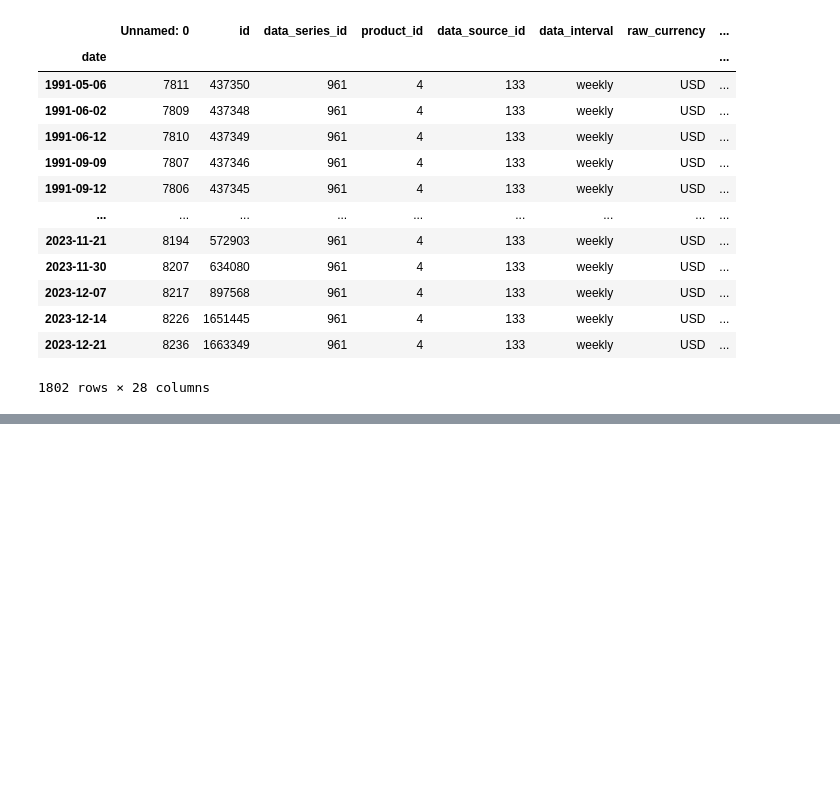
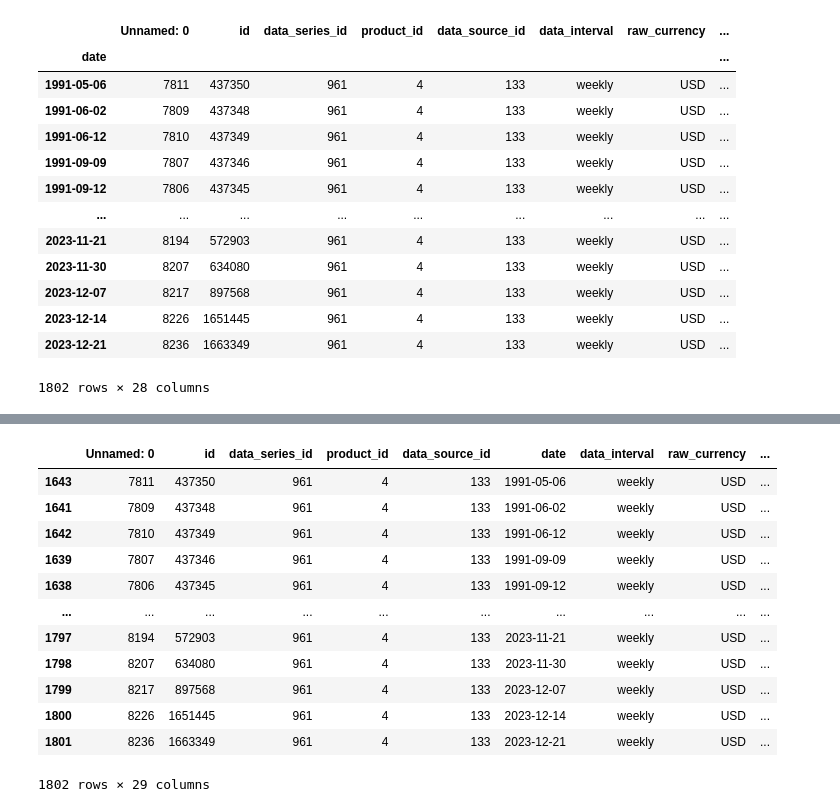
Before and after one commit to elahe-dastan/MilkMarketMaster, a Jupyter notebook: notebooks/demo.ipynb, the cells around one changed output, grey strips where cells are left out. Cells and saved outputs as stored; diff of their text form; code cells hidden in the pictures; blank space fills up the shorter version.

```diff
--- a/notebooks/demo.ipynb
+++ b/notebooks/demo.ipynb
@@ -115,0 +148,16 @@ a
+# %%
+a
+# %% [output]
+|  | Unnamed: 0 | id | data_series_id | product_id | data_source_id | date | data_interval | raw_currency | ... |
+| 1643 | 7811 | 437350 | 961 | 4 | 133 | 1991-05-06 | weekly | USD | ... |
+| 1641 | 7809 | 437348 | 961 | 4 | 133 | 1991-06-02 | weekly | USD | ... |
+| 1642 | 7810 | 437349 | 961 | 4 | 133 | 1991-06-12 | weekly | USD | ... |
+| 1639 | 7807 | 437346 | 961 | 4 | 133 | 1991-09-09 | weekly | USD | ... |
+| 1638 | 7806 | 437345 | 961 | 4 | 133 | 1991-09-12 | weekly | USD | ... |
+| ... | ... | ... | ... | ... | ... | ... | ... | ... | ... |
+| 1797 | 8194 | 572903 | 961 | 4 | 133 | 2023-11-21 | weekly | USD | ... |
+| 1798 | 8207 | 634080 | 961 | 4 | 133 | 2023-11-30 | weekly | USD | ... |
+| 1799 | 8217 | 897568 | 961 | 4 | 133 | 2023-12-07 | weekly | USD | ... |
+| 1800 | 8226 | 1651445 | 961 | 4 | 133 | 2023-12-14 | weekly | USD | ... |
+| 1801 | 8236 | 1663349 | 961 | 4 | 133 | 2023-12-21 | weekly | USD | ... |
+1802 rows × 29 columns
```
Also changed, not shown: parts of 16 cells of this notebook, 2 other files.
